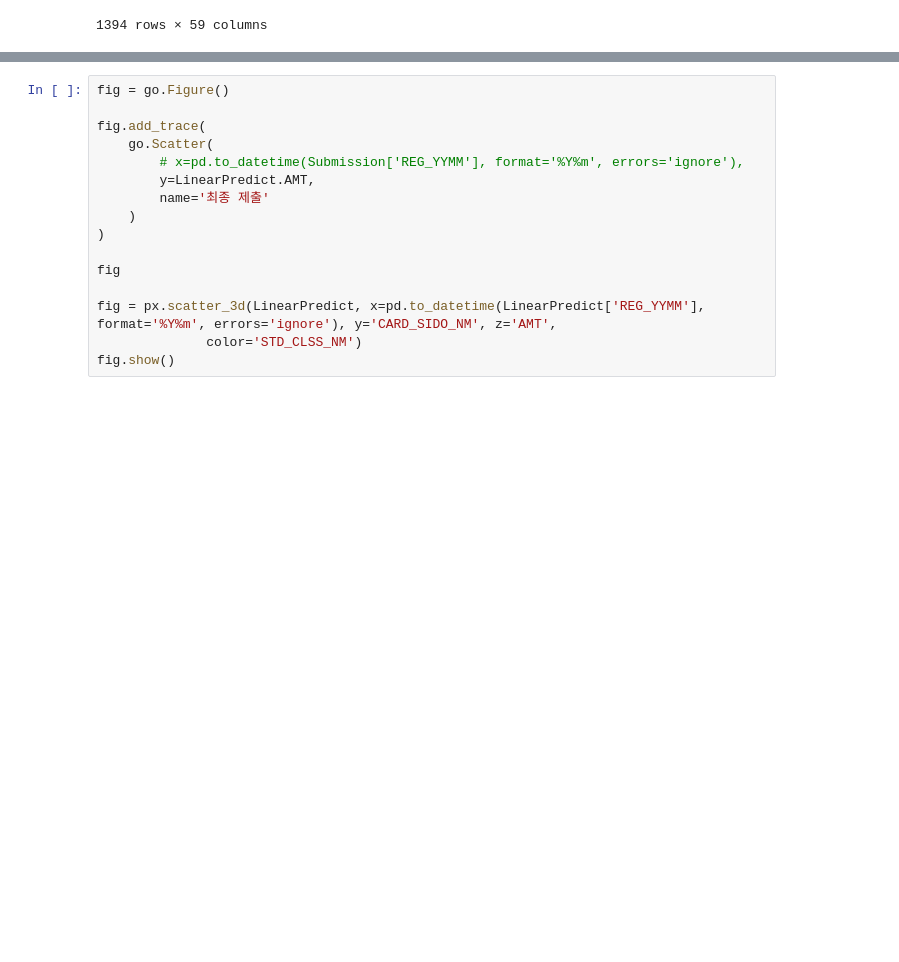
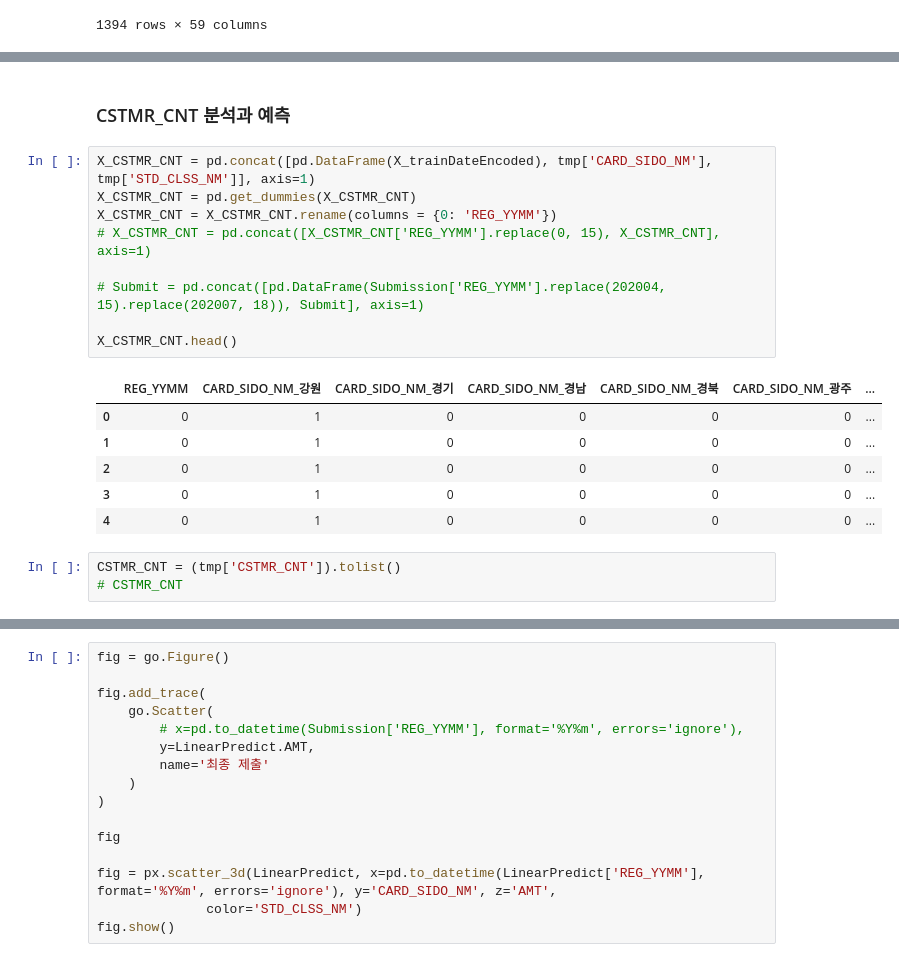
Before and after one commit to brainer3220/Jeju_CreditCard_Compete, a Jupyter notebook: 제주_빅데이터_경진대회.ipynb, the cells around one changed output, grey strips where cells are left out. Drawn from its saved outputs; the diff is of its cells as text; blank space fills up the shorter version.

```diff
--- a/제주_빅데이터_경진대회.ipynb
+++ b/제주_빅데이터_경진대회.ipynb
@@ -453,0 +495,21 @@ Submit
+# %% [markdown]
+### CSTMR_CNT 분석과 예측
+# %%
+X_CSTMR_CNT = pd.concat([pd.DataFrame(X_trainDateEncoded), tmp['CARD_SIDO_NM'], tmp['STD_CLSS_NM']], axis=1)
+X_CSTMR_CNT = pd.get_dummies(X_CSTMR_CNT)
+X_CSTMR_CNT = X_CSTMR_CNT.rename(columns = {0: 'REG_YYMM'})
+# X_CSTMR_CNT = pd.concat([X_CSTMR_CNT['REG_YYMM'].replace(0, 15), X_CSTMR_CNT], axis=1)
+
+# Submit = pd.concat([pd.DataFrame(Submission['REG_YYMM'].replace(202004, 15).replace(202007, 18)), Submit], axis=1)
+
+X_CSTMR_CNT.head()
+# %% [output]
+|  | REG_YYMM | CARD_SIDO_NM_강원 | CARD_SIDO_NM_경기 | CARD_SIDO_NM_경남 | CARD_SIDO_NM_경북 | CARD_SIDO_NM_광주 | ... |
+| 0 | 0 | 1 | 0 | 0 | 0 | 0 | ... |
+| 1 | 0 | 1 | 0 | 0 | 0 | 0 | ... |
+| 2 | 0 | 1 | 0 | 0 | 0 | 0 | ... |
+| 3 | 0 | 1 | 0 | 0 | 0 | 0 | ... |
+| 4 | 0 | 1 | 0 | 0 | 0 | 0 | ... |
+# %%
+CSTMR_CNT = (tmp['CSTMR_CNT']).tolist()
+# CSTMR_CNT
```
Also changed, not shown: parts of 33 cells of this notebook.
